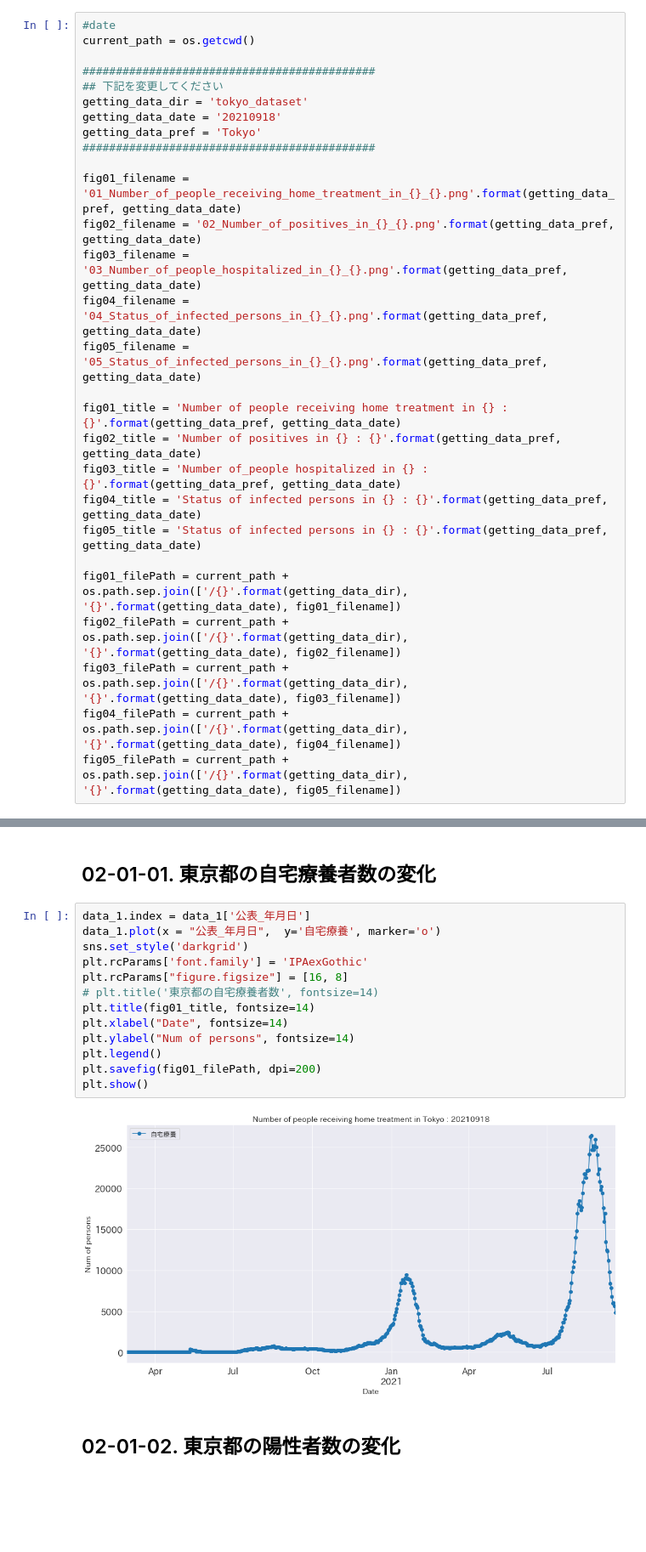
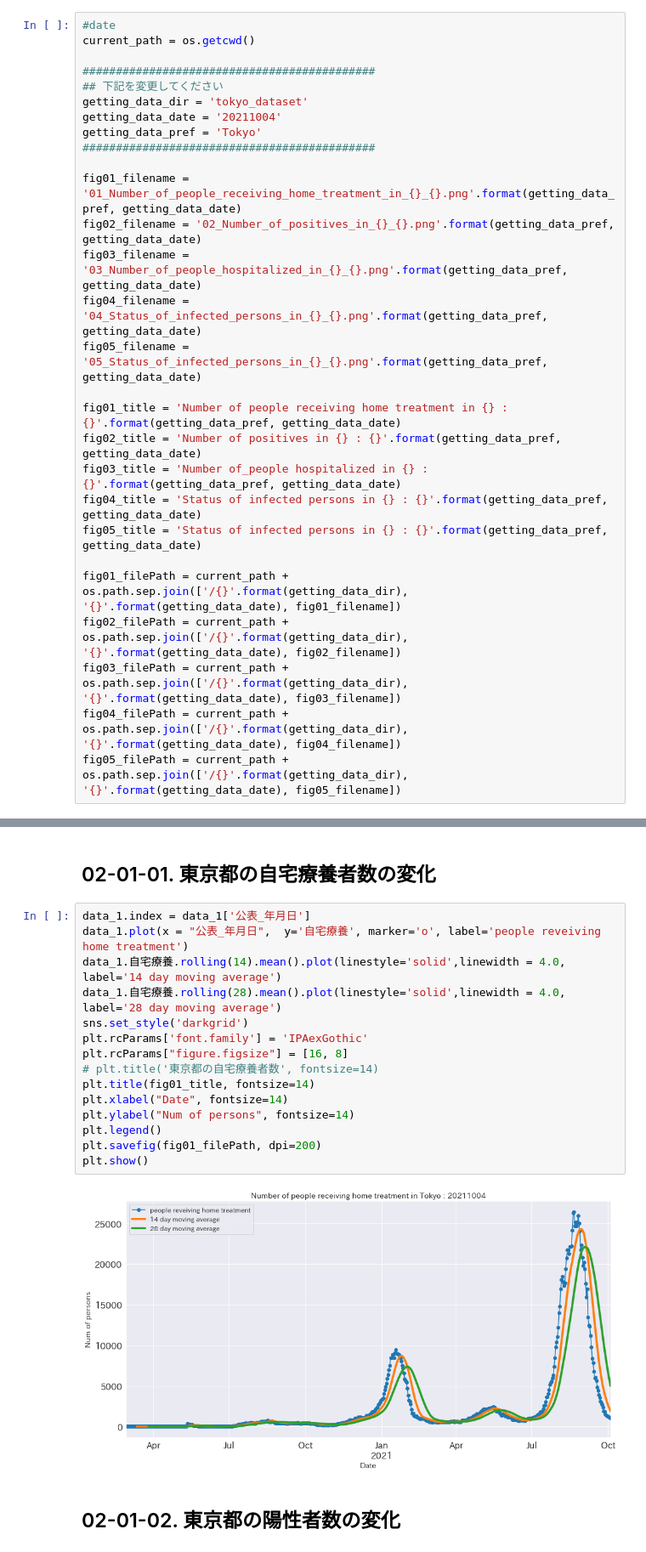
Before and after one commit to deepkick/Visualization-of-the-number-of-Covid19-infected-people-by-Python, a Jupyter notebook: 02_Tokyo_Number_of_People_Convalescing_Home.ipynb, the cells around one changed output, grey strips where cells are left out. Shown at 85% size. Cells and saved outputs as stored; diff of their text form; blank space fills up the shorter version.

```diff
--- a/02_Tokyo_Number_of_People_Convalescing_Home.ipynb
+++ b/02_Tokyo_Number_of_People_Convalescing_Home.ipynb
@@ -60,7 +60,7 @@ current_path = os.getcwd()
 ############################################
 ## 下記を変更してください
 getting_data_dir = 'tokyo_dataset'
-getting_data_date = '20210918'
+getting_data_date = '20211004'
 getting_data_pref = 'Tokyo'
 ############################################
 
@@ -220,19 +220,21 @@ data_1.describe()
 ## 02-01-01. 東京都の自宅療養者数の変化
 # %%
 data_1.index = data_1['公表_年月日']
-data_1.plot(x = "公表_年月日",  y='自宅療養', marker='o')
+data_1.plot(x = "公表_年月日",  y='自宅療養', marker='o', label='people reveiving home treatment')
+data_1.自宅療養.rolling(14).mean().plot(linestyle='solid',linewidth = 4.0, label='14 day moving average')
+data_1.自宅療養.rolling(28).mean().plot(linestyle='solid',linewidth = 4.0, label='28 day moving average')
 sns.set_style('darkgrid')
 plt.rcParams['font.family'] = 'IPAexGothic'
 plt.rcParams["figure.figsize"] = [16, 8]
 # plt.title('東京都の自宅療養者数', fontsize=14)
 plt.title(fig01_title, fontsize=14)
 plt.xlabel("Date", fontsize=14)
 plt.ylabel("Num of persons", fontsize=14)
 plt.legend()
 plt.savefig(fig01_filePath, dpi=200)
 plt.show()
 # %% [output]
-[figure, old version]
+[figure, new version]
 # %% [markdown]
 ## 02-01-02. 東京都の陽性者数の変化
 # %%
```
Also changed, not shown: parts of 10 cells of this notebook, 14 other files.
